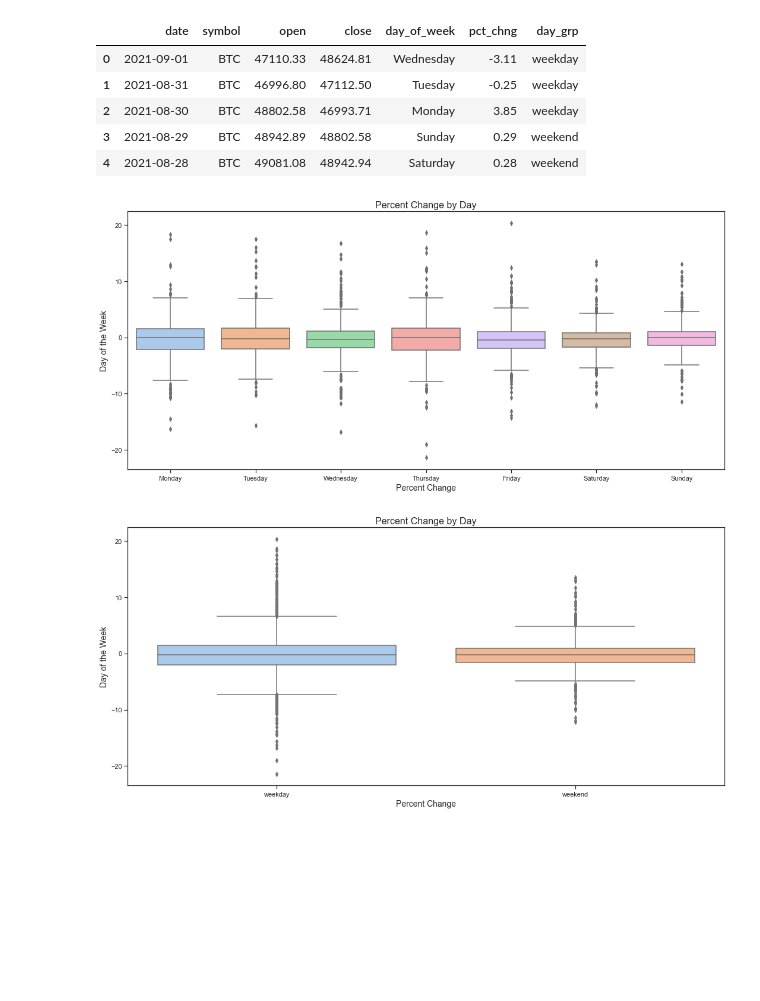
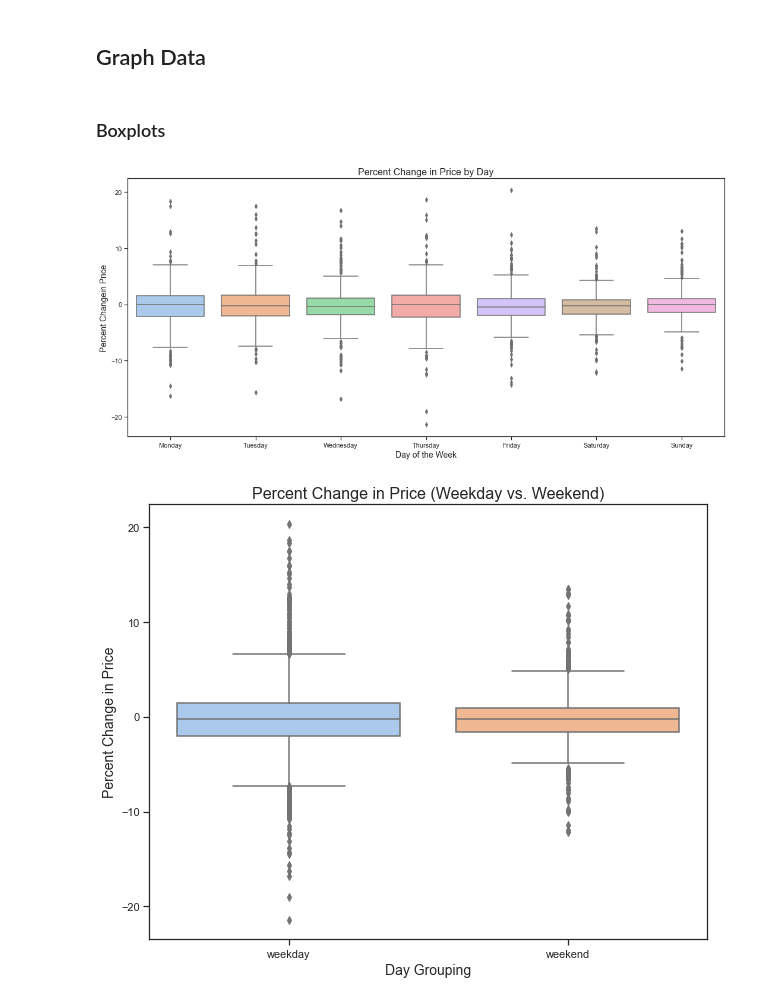
Before and after one commit to gfidanli/crypto-algo-trading, a Jupyter notebook: trading_studies/day_of_week.ipynb, the cells around one changed output. Saved outputs shown, nothing was run; the diff lists cells and outputs as text; code cells hidden in the pictures; blank space fills up the shorter version.

Commit message:
clean up day_of_week study

```diff
--- a/trading_studies/day_of_week.ipynb
+++ b/trading_studies/day_of_week.ipynb
@@ -14,9 +20,13 @@ c = conn.cursor()
 # %%
+# Pull historical price data for Bitcoin
 df_btc = pd.read_sql(
     """
-    SELECT date, symbol, open, close
+    SELECT date, symbol, open, close, volume
     FROM coinbase
     WHERE symbol = 'BTC'
     ORDER BY date DESC
     """, conn
 )
+print("BTC price data range:")
+print(df_btc.iloc[-1]['date'])
+print(df_btc.iloc[0]['date'])
@@ -91,79 +126,37 @@ df_btc_clean.sort_values('pct_chng', ascending=False)
-# %%
-def get_day_group(day):
-    '''
-    Given a day of the week, output whether it is a weekday or weekend day.
-    '''
-
-    if day in ['Saturday','Sunday']:
-        return 'weekend'
-    else:
-        return 'weekday'
-
-df_btc_clean = df_btc_clean.copy()
-df_btc_clean['day_grp'] = df_btc_clean['day_of_week'].apply(lambda x: get_day_group(x))
-df_btc_clean.head()
-# %% [output]
-|  | date | symbol | open | close | day_of_week | pct_chng | day_grp |
-| 0 | 2021-09-01 | BTC | 47110.33 | 48624.81 | Wednesday | -3.11 | weekday |
-| 1 | 2021-08-31 | BTC | 46996.80 | 47112.50 | Tuesday | -0.25 | weekday |
-| 2 | 2021-08-30 | BTC | 48802.58 | 46993.71 | Monday | 3.85 | weekday |
-| 3 | 2021-08-29 | BTC | 48942.89 | 48802.58 | Sunday | 0.29 | weekend |
-| 4 | 2021-08-28 | BTC | 49081.08 | 48942.94 | Saturday | 0.28 | weekend |
+# %% [markdown]
+## Graph Data
+# %% [markdown]
+### Boxplots
 # %%
 fig, ax = plt.subplots(figsize=(18,8))
-
-sns.set_theme(style="ticks", palette="pastel")
 
 boxplot = sns.boxplot(
     x="day_of_week",
     y='pct_chng',
     data=df_btc_clean,
     order=day_names,
-    # orient="h"
 )
-# boxplot = sns.stripplot(
-#     x="day_of_week",
-#     y="pct_chng",
-#     data=df_btc_clean,
-#     marker="o",
-#     alpha=0.3,
-#     color="black",
-#     order=day_names,
-# )
 
-boxplot.axes.set_title("Percent Change by Day", fontsize=16)
-boxplot.set_xlabel("Percent Change", fontsize=14)
-boxplot.set_ylabel("Day of the Week", fontsize=14)
+boxplot.axes.set_title("Percent Change in Price by Day", fontsize=16)
+boxplot.set_xlabel("Day of the Week", fontsize=14)
+boxplot.set_ylabel("Percent Changein Price", fontsize=14)
 
 plt.show()
 # %% [output]
-[figure, old version]
+[figure, new version]
 # %%
-fig, ax = plt.subplots(figsize=(18,8))
-
-sns.set_theme(style="ticks", palette="pastel")
+fig, ax = plt.subplots(figsize=(10,8))
 
 boxplot = sns.boxplot(
     x="day_grp",
     y='pct_chng',
     data=df_btc_clean,
-    # order=day_names,
-    # orient="h"
 )
-# boxplot = sns.stripplot(
-#     x="day_of_week",
-#     y="pct_chng",
-#     data=df_btc_clean,
-#     marker="o",
-#     alpha=0.3,
-#     color="black",
-#     order=day_names,
-# )
 
-boxplot.axes.set_title("Percent Change by Day", fontsize=16)
-boxplot.set_xlabel("Percent Change", fontsize=14)
-boxplot.set_ylabel("Day of the Week", fontsize=14)
+boxplot.axes.set_title("Percent Change in Price (Weekday vs. Weekend)", fontsize=16)
+boxplot.set_xlabel("Day Grouping", fontsize=14)
+boxplot.set_ylabel("Percent Change in Price", fontsize=14)
 
 plt.show()
 # %% [output]
-[figure, old version]
+[figure, new version]
```
Also changed, not shown: parts of 19 cells of this notebook.
